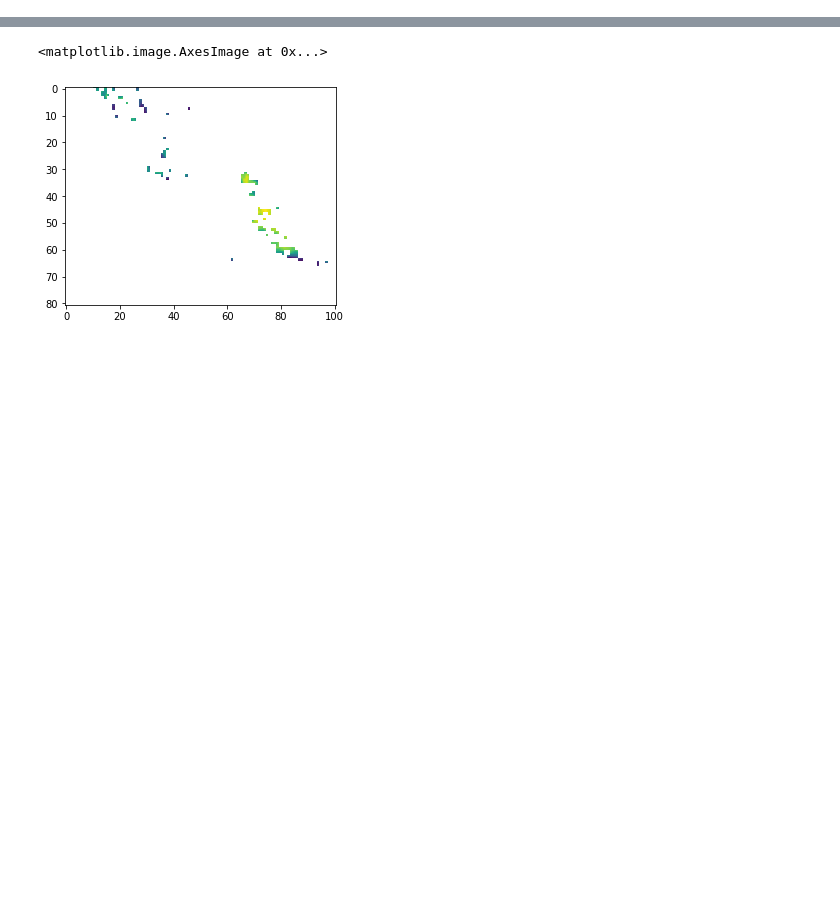
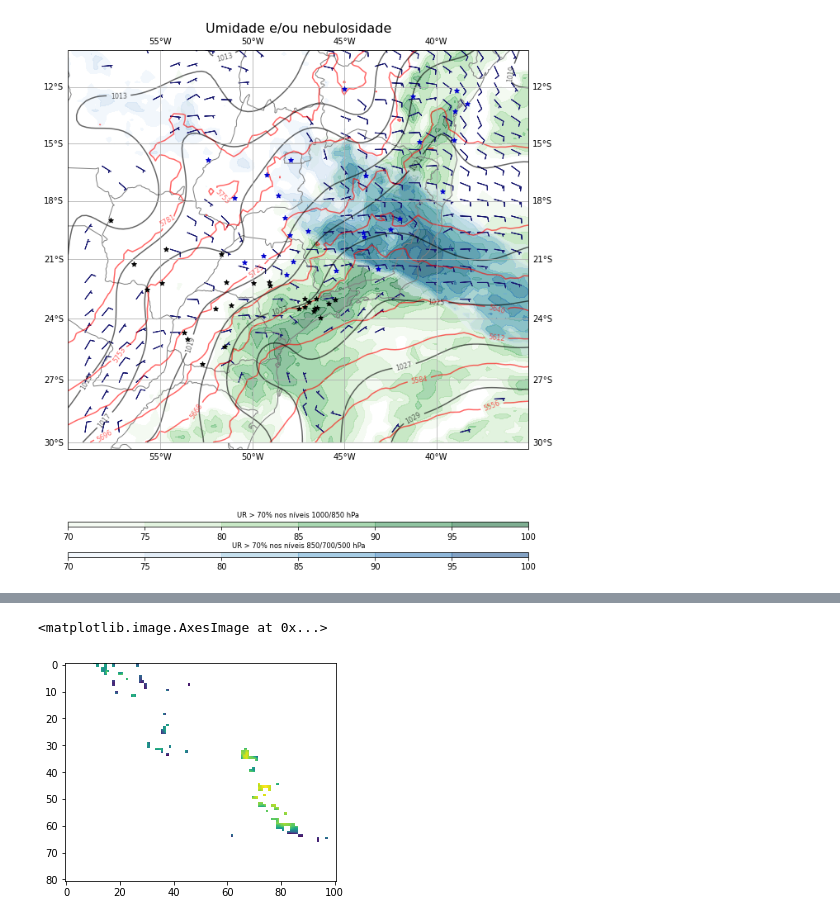
Before and after one commit to marciohssilveira/met_charts, a Jupyter notebook: plots.ipynb, the cells around one changed output, grey strips where cells are left out. Cells and saved outputs as stored; diff of their text form; code cells hidden in the pictures; blank space fills up the shorter version.

```diff
--- a/plots.ipynb
+++ b/plots.ipynb
@@ -22,6 +22,12 @@ from charts import CalculateCharts
 from variables import ExtractVariables
 # %%
 data = xr.open_dataset('data.nc')
+# %%
+charts = CalculateCharts(data)
+clouds = charts.clouds_humidity()
+plt.savefig('test.jpg')
+# %% [output]
+[figure, added]
 # %%
 charts = CalculateCharts(data)
 showers = charts.showers_heat_humidity()
```
Also changed, not shown: parts of 4 cells of this notebook, 10 other files.
